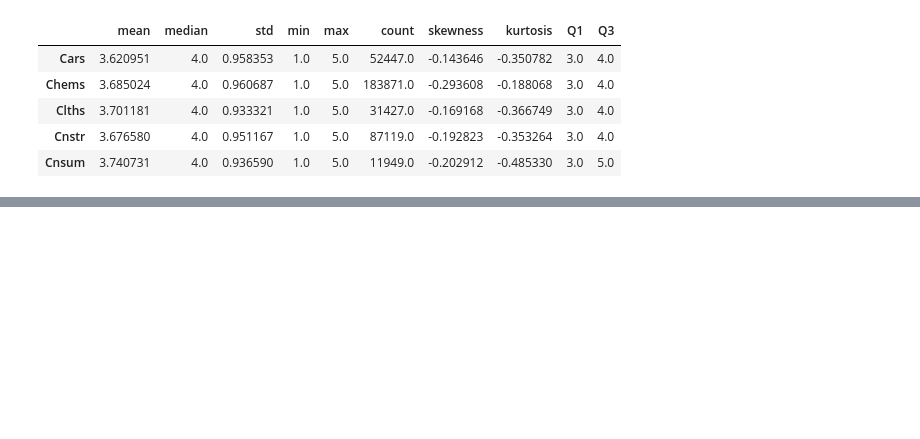
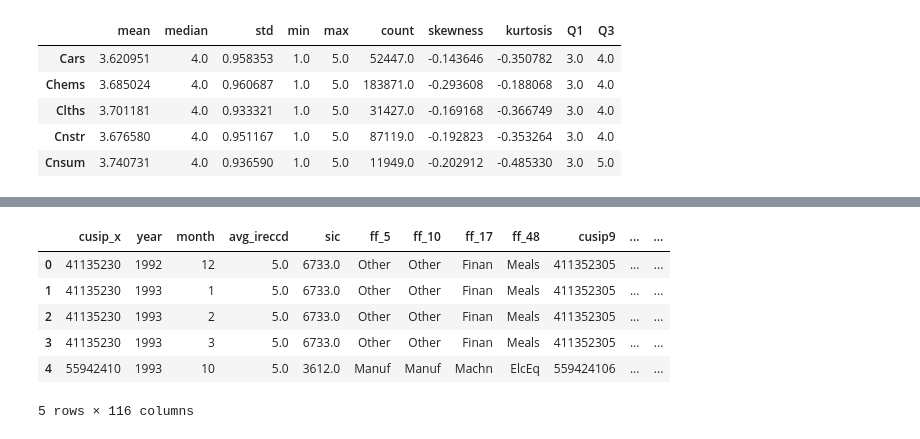
Before and after one commit to CharlesUche99/Do-Retail-Investors-need-Analysts-Recommendations, a Jupyter notebook: Monthly Return Analysis.ipynb, the cells around one changed output, grey strips where cells are left out. Saved outputs shown, nothing was run; the diff lists cells and outputs as text; code cells hidden in the pictures; blank space fills up the shorter version.

```diff
--- a/Monthly Return Analysis.ipynb
+++ b/Monthly Return Analysis.ipynb
@@ -9,0 +14,2 @@ from scipy.stats import kurtosis, skew
+# %%
+db = wrds.Connection(wrds_username='charly99')
@@ -217,0 +417,50 @@ alphanumerics and underscores, no Stata reserved words)
+# %%
+# Ensure 'filling_date' exists and is of datetime type for both yearly and quarterly data
+yearly_data['filling_date'] = pd.to_datetime(yearly_data['filling_date'])
+quarterly_data['filling_date'] = pd.to_datetime(quarterly_data['filling_date'])
+
+# Convert 'year' and 'month' columns in rec_return to datetime for proper comparison
+rec_return['year_month'] = pd.to_datetime(rec_return['year'].astype(str) + '-' + rec_return['month'].astype(str) + '-01')
+
+# Sort data by cusip and filling_date for proper asof merge behavior
+yearly_data = yearly_data.sort_values(by=['cusip', 'filling_date'])
+quarterly_data = quarterly_data.sort_values(by=['cusip', 'filling_date'])
+rec_return = rec_return.sort_values(by=['cusip9', 'year_month'])
+
+# Ensure both 'year_month' and 'filling_date' columns are sorted for asof merge
+rec_return = rec_return.sort_values('year_month')
+yearly_data = yearly_data.sort_values('filling_date')
+quarterly_data = quarterly_data.sort_values('filling_date')
+
+# Perform asof merge with yearly_data based on 'cusip9' from rec_return and 'cusip' from yearly_data
+merged_df = pd.merge_asof(
+    rec_return,
+    yearly_data[['cusip', 'filling_date'] + yearly_data.columns.difference(['cusip', 'filling_date']).tolist()],
+    left_on='year_month',        # Key for time comparison from rec_return
+    right_on='filling_date',     # Key for time comparison from yearly_data
+    left_by='cusip9',            # 'cusip9' from rec_return
+    right_by='cusip',            # 'cusip' from yearly_data
+    direction='backward'         # Ensure we get the last available data before the 'year_month'
+)
+
+# Perform asof merge with quarterly_data based on 'cusip9' from rec_return and 'cusip' from quarterly_data
+merged_df = pd.merge_asof(
+    merged_df,
+    quarterly_data[['cusip', 'filling_date'] + quarterly_data.columns.difference(['cusip', 'filling_date']).tolist()],
+    left_on='year_month',        # Key for time comparison from rec_return
+    right_on='filling_date',     # Key for time comparison from quarterly_data
+    left_by='cusip9',            # 'cusip9' from rec_return
+    right_by='cusip',            # 'cusip' from quarterly_data
+    direction='backward'         # Ensure we get the last available data before the 'year_month'
+)
+
+# Drop unnecessary 'filling_date' columns after merge
+merged_df = merged_df.drop(columns=['filling_date_x', 'filling_date_y'], errors='ignore')
+# %% [output]
+|  | cusip_x | year | month | avg_ireccd | sic | ff_5 | ff_10 | ff_17 | ff_48 | cusip9 | ... | ... |
+| 0 | 41135230 | 1992 | 12 | 5.0 | 6733.0 | Other | Other | Finan | Meals | 411352305 | ... | ... |
+| 1 | 41135230 | 1993 | 1 | 5.0 | 6733.0 | Other | Other | Finan | Meals | 411352305 | ... | ... |
+| 2 | 41135230 | 1993 | 2 | 5.0 | 6733.0 | Other | Other | Finan | Meals | 411352305 | ... | ... |
+| 3 | 41135230 | 1993 | 3 | 5.0 | 6733.0 | Other | Other | Finan | Meals | 411352305 | ... | ... |
+| 4 | 55942410 | 1993 | 10 | 5.0 | 3612.0 | Manuf | Manuf | Machn | ElcEq | 559424106 | ... | ... |
+5 rows × 116 columns
```
Also changed, not shown: parts of 12 cells of this notebook.
